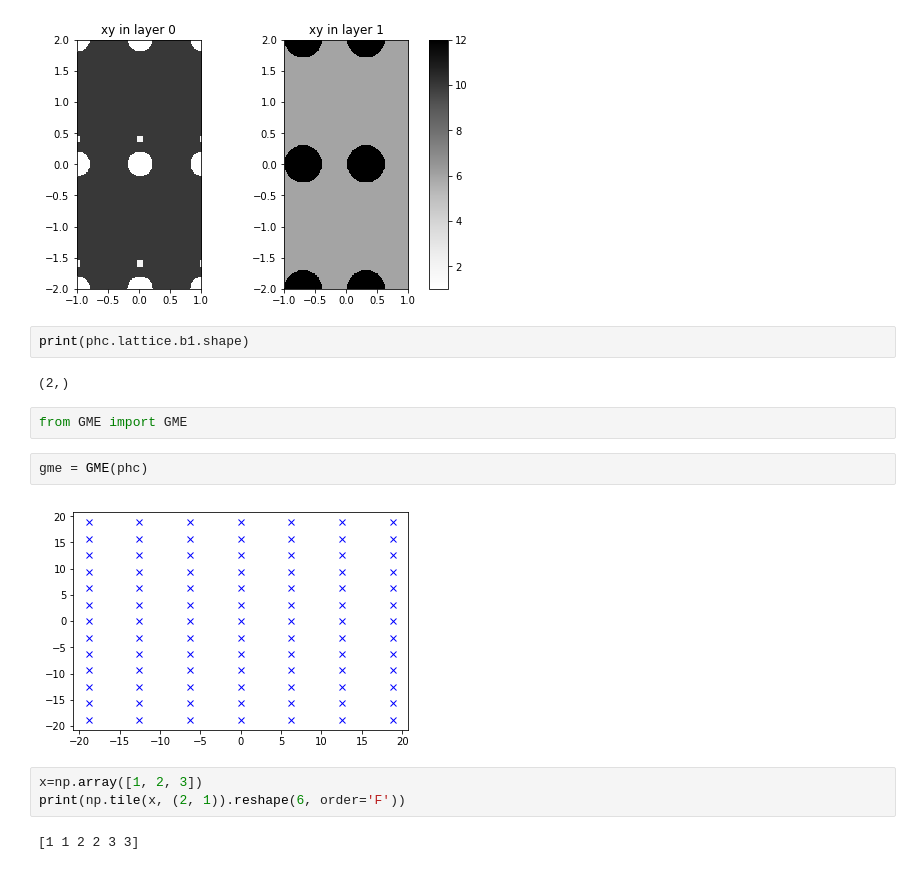
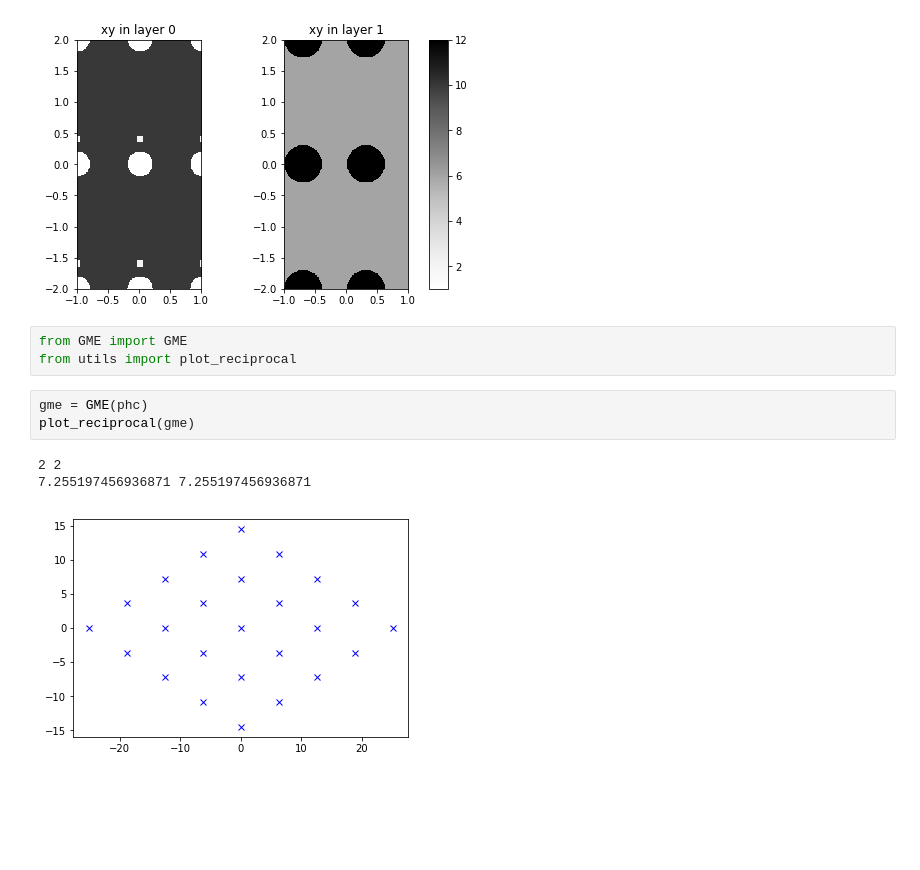
Before and after one commit to fancompute/legume, a Jupyter notebook: test_phc.ipynb, the cells around one changed output. Drawn from its saved outputs; the diff is of its cells as text; blank space fills up the shorter version.

```diff
--- a/test_notebook.ipynb
+++ b/test_phc.ipynb
@@ -83,18 +85,13 @@ phc.plot_overview()
 # %% [output]
 [figure]
 [figure]
-# %%
-print(phc.lattice.b1.shape)
-# %% [output]
-(2,)
 # %%
 from GME import GME
+from utils import plot_reciprocal
 # %%
 gme = GME(phc)
+plot_reciprocal(gme)
 # %% [output]
+2 2
+7.255197456936871 7.255197456936871
-[figure, old version]
+[figure, new version]
-# %%
-x=np.array([1, 2, 3])
-print(np.tile(x, (2, 1)).reshape(6, order='F'))
-# %% [output]
-[1 1 2 2 3 3]
```
Also changed, not shown: parts of 4 cells of this notebook, 5 other files.
